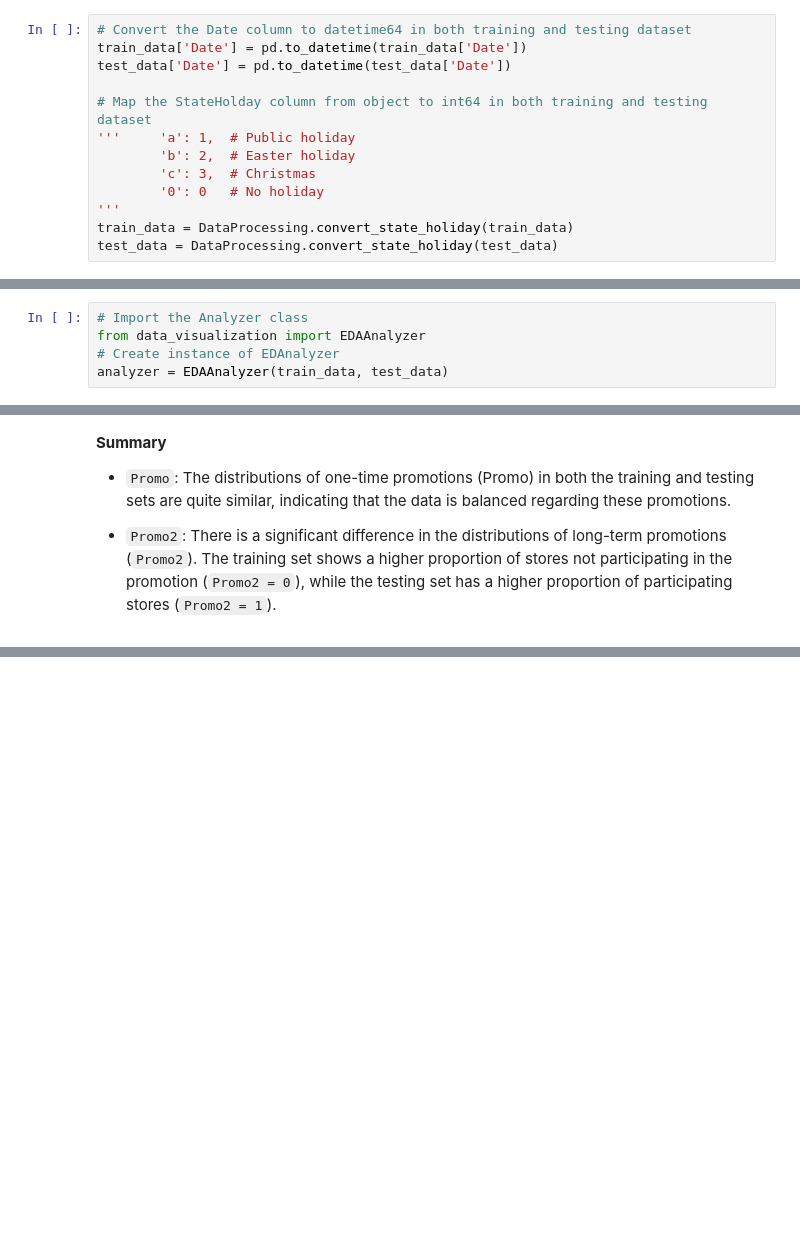
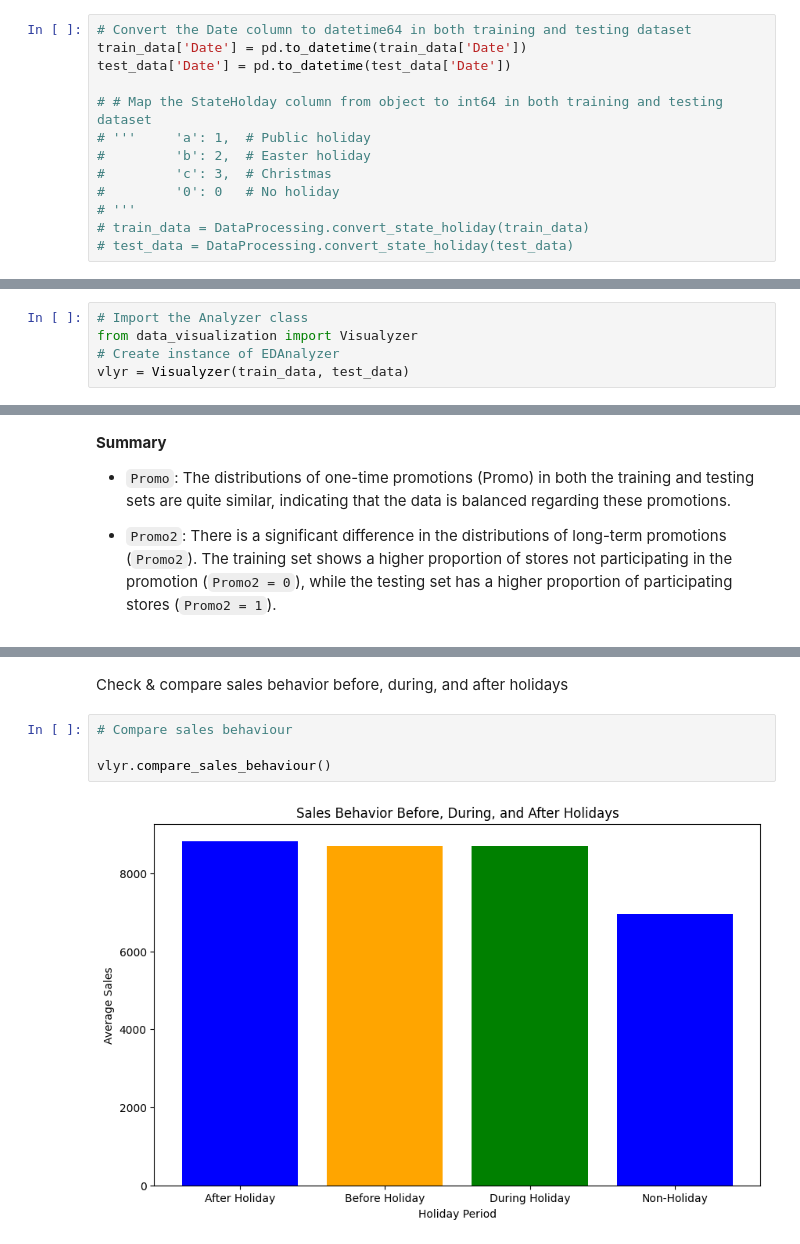
Before and after one commit to epythonlab/rossmann-pharma-sales-prediction, a Jupyter notebook: notebooks/rossman_store_sales_analysis.ipynb, the cells around one changed output, grey strips where cells are left out. Cells and saved outputs as stored; diff of their text form; blank space fills up the shorter version.

Commit message:
Checked and compared sales behaviour

```diff
--- a/notebooks/EDA_Rossmann_Store_Sales.ipynb
+++ b/notebooks/rossman_store_sales_analysis.ipynb
@@ -150,14 +167,14 @@ Column 'Store' is present in test data but missing in training data.
 train_data['Date'] = pd.to_datetime(train_data['Date'])
 test_data['Date'] = pd.to_datetime(test_data['Date'])
 
-# Map the StateHolday column from object to int64 in both training and testing dataset
-'''     'a': 1,  # Public holiday
-        'b': 2,  # Easter holiday
-        'c': 3,  # Christmas
-        '0': 0   # No holiday
-'''
-train_data = DataProcessing.convert_state_holiday(train_data)
-test_data = DataProcessing.convert_state_holiday(test_data)
+# # Map the StateHolday column from object to int64 in both training and testing dataset
+# '''     'a': 1,  # Public holiday
+#         'b': 2,  # Easter holiday
+#         'c': 3,  # Christmas
+#         '0': 0   # No holiday
+# '''
+# train_data = DataProcessing.convert_state_holiday(train_data)
+# test_data = DataProcessing.convert_state_holiday(test_data)
 # %% [markdown]
 Handle Missing Data
 
@@ -248,8 +263,8 @@ plt.show()
 Check for distribution in both training and test sets - are the promotions distributed similarly between these two groups?
 # %%
 # Import the Analyzer class
-from data_visualization import EDAAnalyzer
+from data_visualization import Visualyzer
 # Create instance of EDAnalyzer
-analyzer = EDAAnalyzer(train_data, test_data)
+vlyr = Visualyzer(train_data, test_data)
 # %%
 # Check the distributions
@@ -313,0 +297,8 @@ plt.show()
+# %% [markdown]
+Check & compare sales behavior before, during, and after holidays
+# %%
+# Compare sales behaviour
+
+vlyr.compare_sales_behaviour()
+# %% [output]
+[figure, added]
```
Also changed, not shown: parts of 6 cells of this notebook, 1 other file.
